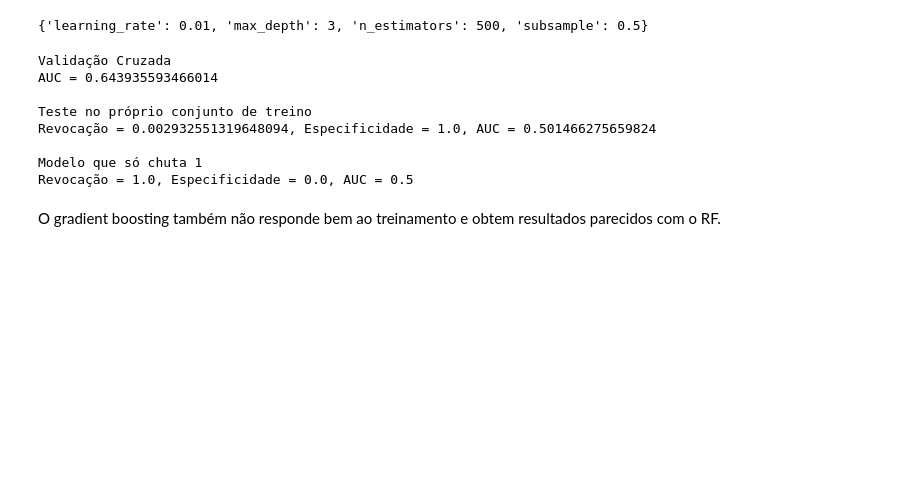
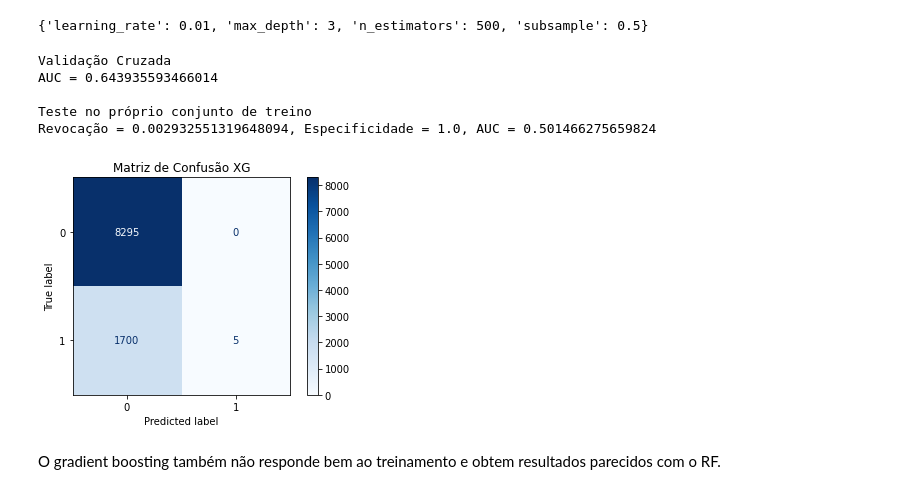
Before and after one commit to clementino1971/desafio-ume, a Jupyter notebook: Desafio_Tecnico_ume.ipynb, the cells around one changed output. Drawn from its saved outputs; the diff is of its cells as text; code cells hidden in the pictures; blank space fills up the shorter version.

```diff
--- a/Desafio_Tecnico_ume.ipynb
+++ b/Desafio_Tecnico_ume.ipynb
@@ -286,17 +302,17 @@ XG.fit(X_train,y_train)
 
 print("\nTeste no próprio conjunto de treino")
 evaluate(XG,X_train,y_train)
-print("\nModelo que só chuta 1")
-evaluate(None,X_train,y_train)
 # %% [output]
 Validação Cruzada
 AUC = 0.643935593466014
 
 Teste no próprio conjunto de treino
 Revocação = 0.002932551319648094, Especificidade = 1.0, AUC = 0.501466275659824
-
-Modelo que só chuta 1
-Revocação = 1.0, Especificidade = 0.0, AUC = 0.5
+# %%
+mtx_c(XG,X_train,y_train,'Matriz de Confusão XG',None)
+plt.show()
+# %% [output]
+[figure, added]
 # %% [markdown]
 O gradient boosting também não responde bem ao treinamento e obtem resultados parecidos com o RF.
 # %% [markdown]
```
Also changed, not shown: parts of 43 cells of this notebook.
